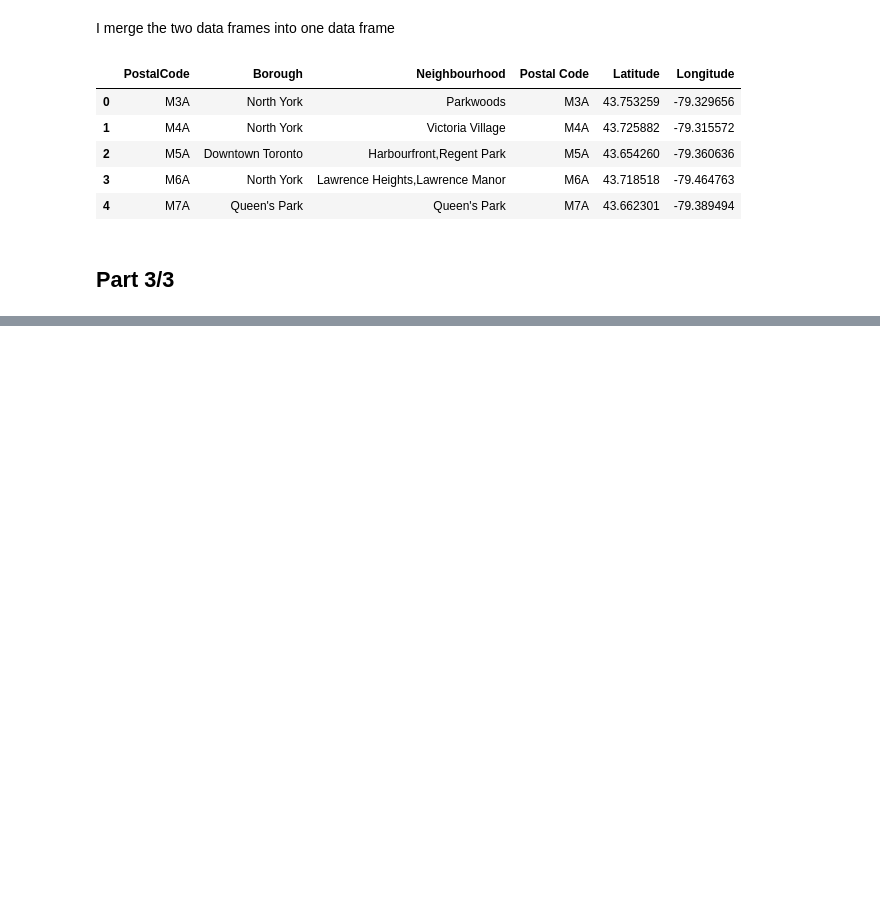
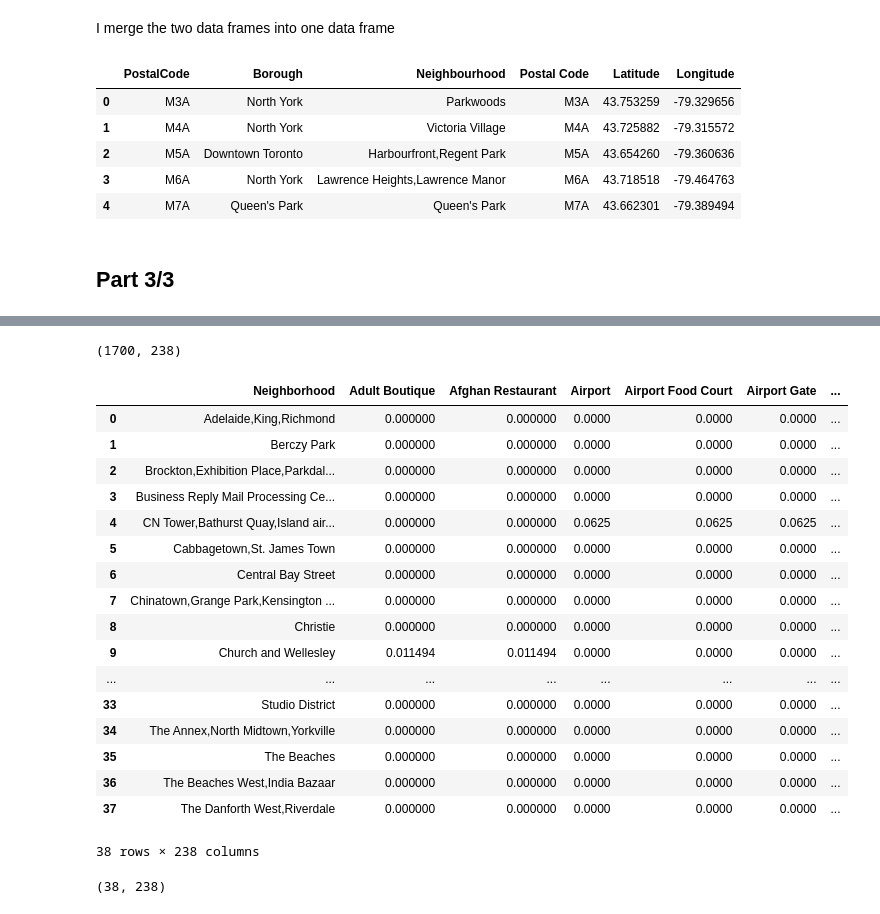
Before and after one commit to ivarmont/TorontoNeighborhoods, a Jupyter notebook: TorontoNeighborhoods.ipynb, the cells around one changed output, grey strips where cells are left out. Saved outputs shown, nothing was run; the diff lists cells and outputs as text; code cells hidden in the pictures; blank space fills up the shorter version.

```diff
--- a/TorontoNeighborhoods.ipynb
+++ b/TorontoNeighborhoods.ipynb
@@ -111,0 +138,18 @@ d_toronto.head()
+# %%
+map_toronto = folium.Map(location=[latitude, longitude], zoom_start=12)
+
+# add markers to map
+for lat, lng, borough, neighborhood in zip(df_reduced['Latitude'], df_reduced['Longitude'], df_reduced['Borough'], d_toronto['Neighbourhood']):
+    label = '{}, {}'.format(neighborhood, borough)
+    label = folium.Popup(label, parse_html=True)
+    folium.CircleMarker(
+        [lat, lng],
+        radius=5,
+        popup=label,
+        color='blue',
+        fill=True,
+        fill_color='#3186cc',
+        fill_opacity=0.7,
+        parse_html=False).add_to(map_toronto)
+
+map_toronto
@@ -111,0 +158,9 @@ d_toronto.head()
+# %%
+
+CLIENT_ID = 'IVWSCKFLJHUL1S5V3IDAT3FCDP1I2P1C3JU23ONGV13JHCVH' # your Foursquare ID
+CLIENT_SECRET = 'DNROFNL5OIG1YH4VY550VICBJPREZ5UVZE5G45YUVV3CCIDM' # your Foursquare Secret
+VERSION = '20190621' # Foursquare API version
+
+print('Your credentails:')
+print('CLIENT_ID: ' + CLIENT_ID)
+print('CLIENT_SECRET:' + CLIENT_SECRET)
@@ -111,0 +213,5 @@ d_toronto.head()
+# %%
+Toronto_venues = getNearbyVenues(names=df_reduced['Neighbourhood'],
+                                   latitudes=df_reduced['Latitude'],
+                                   longitudes=df_reduced['Longitude']
+                                  )
@@ -111,0 +258,40 @@ d_toronto.head()
+# %%
+# one hot encoding
+toronto_onehot = pd.get_dummies(Toronto_venues[['Venue Category']], prefix="", prefix_sep="")
+
+# add neighborhood column back to dataframe
+toronto_onehot['Neighborhood'] = Toronto_venues['Neighborhood']
+
+# move neighborhood column to the first column
+fixed_columns = [toronto_onehot.columns[-1]] + list(toronto_onehot.columns[:-1])
+toronto_onehot = toronto_onehot[fixed_columns]
+# %%
+toronto_onehot.shape
+# %% [output]
+(1700, 238)
+# %%
+toronto_grouped = toronto_onehot.groupby('Neighborhood').mean().reset_index()
+toronto_grouped
+# %% [output]
+|  | Neighborhood | Adult Boutique | Afghan Restaurant | Airport | Airport Food Court | Airport Gate | ... |
+| 0 | Adelaide,King,Richmond | 0.000000 | 0.000000 | 0.0000 | 0.0000 | 0.0000 | ... |
+| 1 | Berczy Park | 0.000000 | 0.000000 | 0.0000 | 0.0000 | 0.0000 | ... |
+| 2 | Brockton,Exhibition Place,Parkdal... | 0.000000 | 0.000000 | 0.0000 | 0.0000 | 0.0000 | ... |
+| 3 | Business Reply Mail Processing Ce... | 0.000000 | 0.000000 | 0.0000 | 0.0000 | 0.0000 | ... |
+| 4 | CN Tower,Bathurst Quay,Island air... | 0.000000 | 0.000000 | 0.0625 | 0.0625 | 0.0625 | ... |
+| 5 | Cabbagetown,St. James Town | 0.000000 | 0.000000 | 0.0000 | 0.0000 | 0.0000 | ... |
+| 6 | Central Bay Street | 0.000000 | 0.000000 | 0.0000 | 0.0000 | 0.0000 | ... |
+| 7 | Chinatown,Grange Park,Kensington ... | 0.000000 | 0.000000 | 0.0000 | 0.0000 | 0.0000 | ... |
+| 8 | Christie | 0.000000 | 0.000000 | 0.0000 | 0.0000 | 0.0000 | ... |
+| 9 | Church and Wellesley | 0.011494 | 0.011494 | 0.0000 | 0.0000 | 0.0000 | ... |
+| ... | ... | ... | ... | ... | ... | ... | ... |
+| 33 | Studio District | 0.000000 | 0.000000 | 0.0000 | 0.0000 | 0.0000 | ... |
+| 34 | The Annex,North Midtown,Yorkville | 0.000000 | 0.000000 | 0.0000 | 0.0000 | 0.0000 | ... |
+| 35 | The Beaches | 0.000000 | 0.000000 | 0.0000 | 0.0000 | 0.0000 | ... |
+| 36 | The Beaches West,India Bazaar | 0.000000 | 0.000000 | 0.0000 | 0.0000 | 0.0000 | ... |
+| 37 | The Danforth West,Riverdale | 0.000000 | 0.000000 | 0.0000 | 0.0000 | 0.0000 | ... |
+38 rows × 238 columns
+# %%
+toronto_grouped.shape
+# %% [output]
+(38, 238)
```
Also changed, not shown: parts of 29 cells of this notebook.
